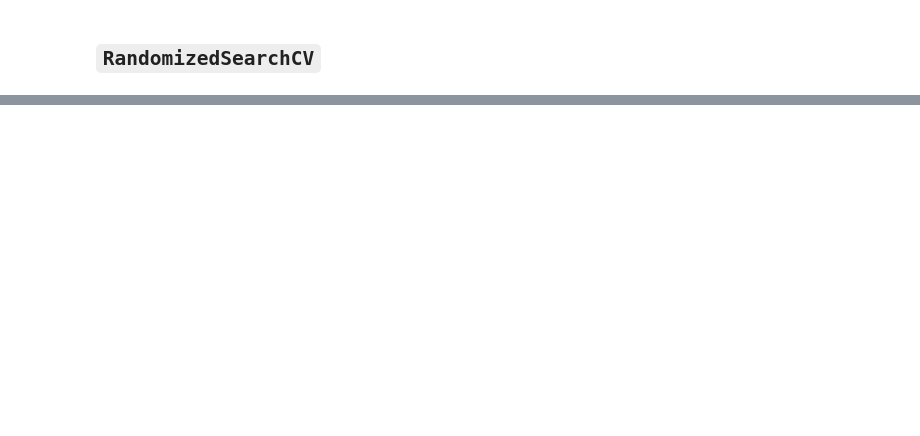
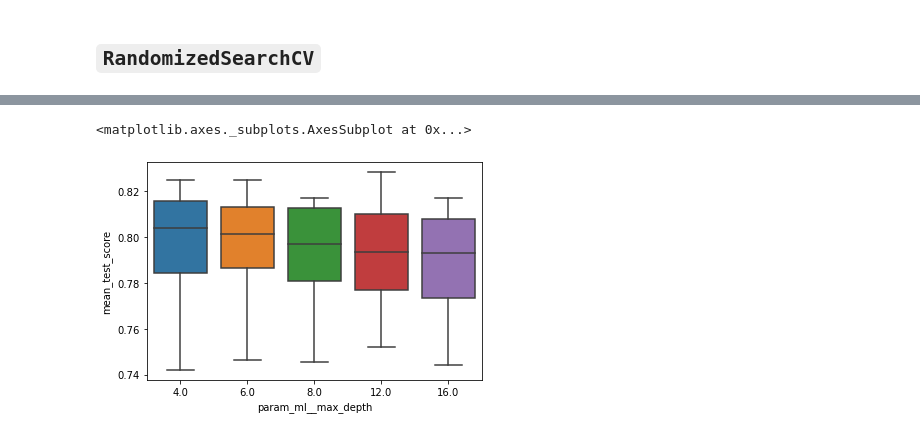
Before and after one commit to abhi8893/Titanic-Survival, a Jupyter notebook: notebooks/[6]-HyperparameterTuning/HyperparameterTuning-DecisionTreeClassifier.ipynb, the cells around one changed output, grey strips where cells are left out. Cells and saved outputs as stored; diff of their text form; code cells hidden in the pictures; blank space fills up the shorter version.

```diff
--- a/notebooks/[6]-HyperparameterTuning/HyperparameterTuning-DecisionTreeClassifier.ipynb
+++ b/notebooks/[6]-HyperparameterTuning/HyperparameterTuning-DecisionTreeClassifier.ipynb
@@ -183,0 +183,2 @@ print(grid_search.best_score_)
+# %%
+pipe2.set_params(**grid_search.best_params_);
@@ -183,0 +187,3 @@ print(grid_search.best_score_)
+# %%
+pipe2.fit(dfX, dfy)
+get_training_cv_score(pipe2, dfX, dfy, cv=rskf)
@@ -183,0 +201,5 @@ print(grid_search.best_score_)
+# %%
+%%time
+gs = GridSearchCV(pipe2, param_grid, cv=skf).fit(dfX, dfy)
+
+get_best_param_score(gs)
@@ -183,0 +218,3 @@ print(grid_search.best_score_)
+# %%
+res = pd.DataFrame(gs.cv_results_)
+res.head()
@@ -183,0 +228,5 @@ print(grid_search.best_score_)
+# %%
+sns.boxplot(x='param_ml__max_depth', y='mean_test_score', data=res)
+# %% [output]
+<matplotlib.axes._subplots.AxesSubplot at 0x...>
+[figure, added]
```
Also changed, not shown: parts of 45 cells of this notebook, 23 other files.
